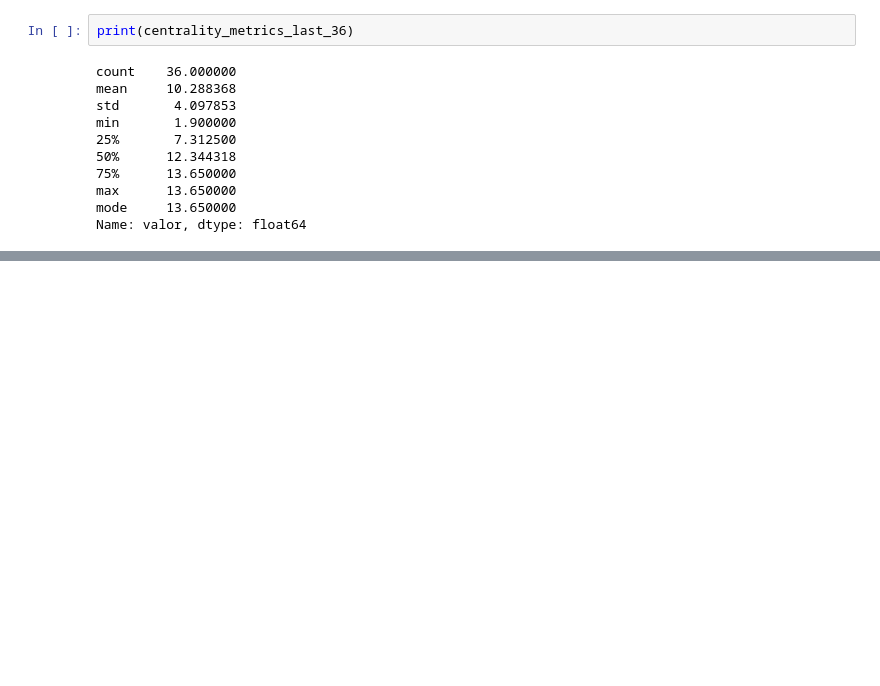
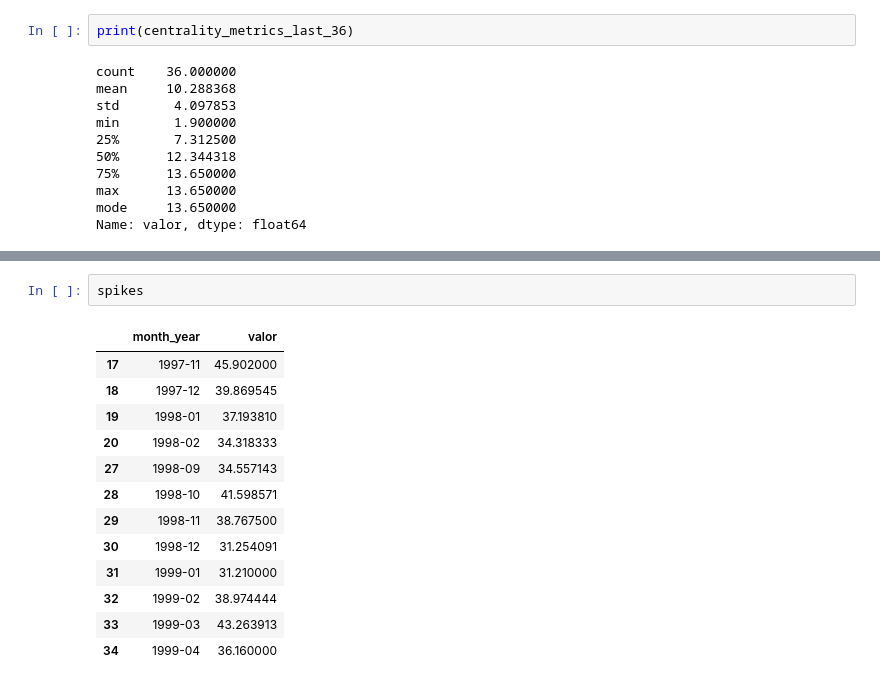
Before and after one commit to carlos-bologna/mba-fin, a Jupyter notebook: mercados_financeiros_capitais/analise_taxa_selic.ipynb, the cells around one changed output, grey strips where cells are left out. Drawn from its saved outputs; the diff is of its cells as text; blank space fills up the shorter version.

```diff
--- a/mercados_financeiros_capitais/analise_taxa_selic.ipynb
+++ b/mercados_financeiros_capitais/analise_taxa_selic.ipynb
@@ -64,0 +96,16 @@ Name: valor, dtype: float64
+# %%
+spikes
+# %% [output]
+|  | month_year | valor |
+| 17 | 1997-11 | 45.902000 |
+| 18 | 1997-12 | 39.869545 |
+| 19 | 1998-01 | 37.193810 |
+| 20 | 1998-02 | 34.318333 |
+| 27 | 1998-09 | 34.557143 |
+| 28 | 1998-10 | 41.598571 |
+| 29 | 1998-11 | 38.767500 |
+| 30 | 1998-12 | 31.254091 |
+| 31 | 1999-01 | 31.210000 |
+| 32 | 1999-02 | 38.974444 |
+| 33 | 1999-03 | 43.263913 |
+| 34 | 1999-04 | 36.160000 |
```
Also changed, not shown: parts of 2 cells of this notebook.
